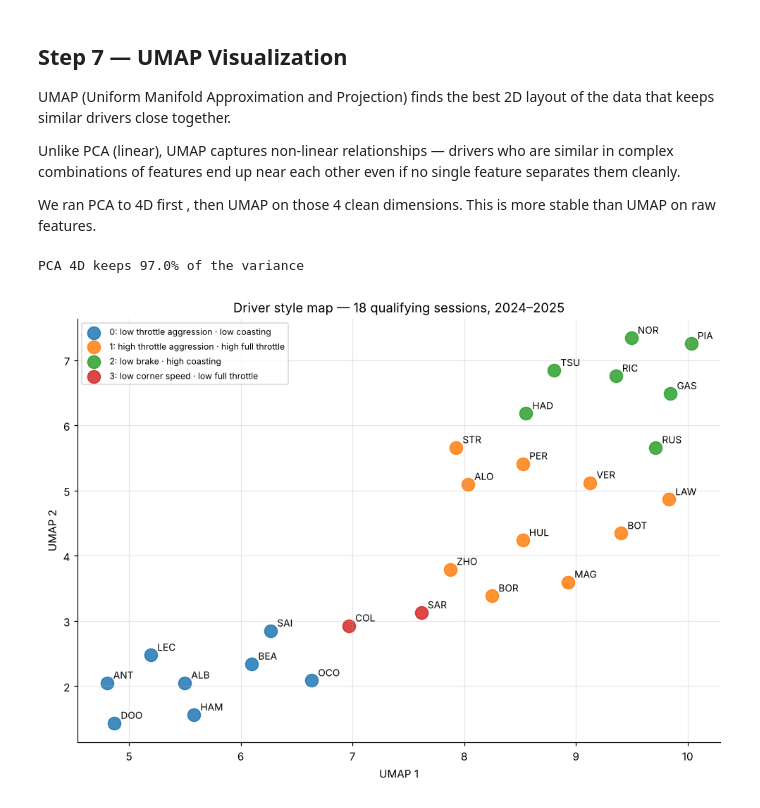
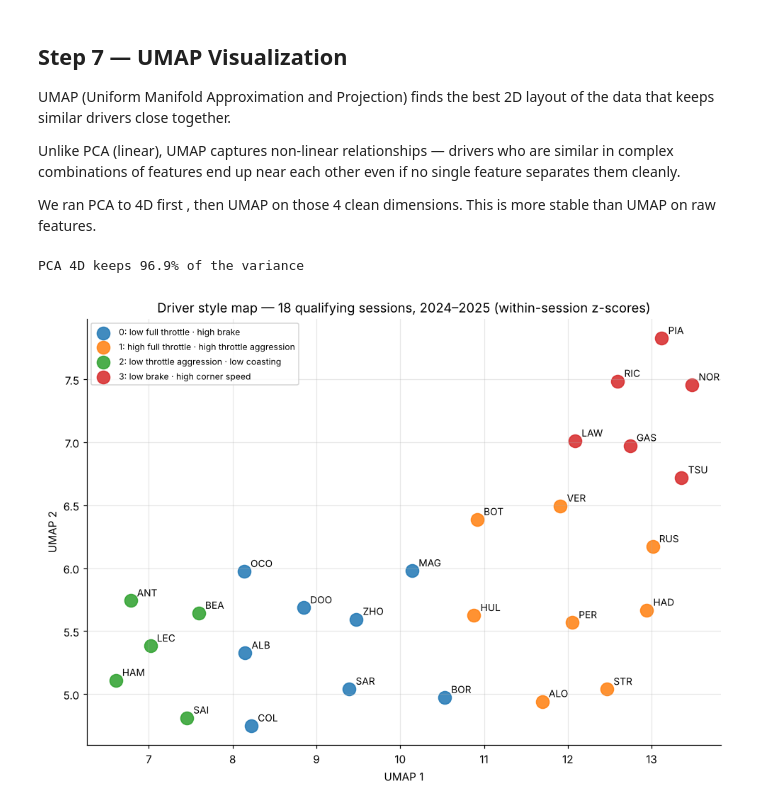
Before and after one commit to pdf1802/f1-data-science, a Jupyter notebook: notebooks/driver_style_fingerprinting.ipynb, the cells around one changed output. Drawn from its saved outputs; the diff is of its cells as text; code cells hidden in the pictures.

```diff
--- a/notebooks/driver_style_fingerprinting.ipynb
+++ b/notebooks/driver_style_fingerprinting.ipynb
@@ -336,13 +344,19 @@ sensor, not the driver** — and nothing crashes, the numbers just quietly move
 # %%
 FEATURE_COLS = ["brake_application_pct", "full_throttle_pct", "coasting_pct", "throttle_smoothness",
                 "min_speed_ratio", "drs_usage_pct"]
-df_drivers = df_all.groupby("Driver").agg(
+session = df_all.groupby(["Season", "Circuit"])
+between = {c: session[c].transform("mean").var() / df_all[c].var() for c in FEATURE_COLS}
+print("Share of each feature's variance that is BETWEEN sessions (circuit, conditions):")
+print("  " + " · ".join(f"{c} {v:.0%}" for c, v in between.items()))
+df_z = df_all.copy()
+df_z[FEATURE_COLS] = session[FEATURE_COLS].transform(lambda x: (x - x.mean()) / x.std(ddof=0)).fillna(0.0)
+df_drivers = df_z.groupby("Driver").agg(
     **{c: (c, "mean") for c in FEATURE_COLS},
     Team=("Team", "last"),                    # most recent team for drivers who switched
     n_circuits=("Circuit", "nunique"),
 ).reset_index()
 # Drop drivers with fewer than 4 circuits — not enough to average meaningfully
 df_drivers = df_drivers[df_drivers.n_circuits >= 4].reset_index(drop=True)
-print(f"Drivers with enough data: {len(df_drivers)}")
-df_drivers.round(3)
+print(f"Drivers with enough data: {len(df_drivers)} (values: mean within-session z-score)")
+df_drivers.round(2)
 # %% [output]
@@ -514,23 +531,23 @@ clean dimensions. This is more stable than UMAP on raw features.
 # %%
 pca_4d = PCA(n_components=4, random_state=42)
 X_pca4 = pca_4d.fit_transform(X_clean)
 print(f"PCA 4D keeps {pca_4d.explained_variance_ratio_.sum():.1%} of the variance")
 X_umap = umap.UMAP(n_components=2, random_state=42, n_neighbors=8, min_dist=0.3).fit_transform(X_pca4)
 df_drivers["UMAP1"], df_drivers["UMAP2"] = X_umap[:, 0], X_umap[:, 1]
 
 COLOURS = ["#1f77b4", "#ff7f0e", "#2ca02c", "#d62728"]
 fig, ax = plt.subplots(figsize=(9, 6.5))
 for c in sorted(df_drivers.Cluster.unique()):
     g = df_drivers[df_drivers.Cluster == c]
     ax.scatter(g.UMAP1, g.UMAP2, s=140, color=COLOURS[c], alpha=0.85, label=f"{c}: {CLUSTER_NAMES[c]}")
     for _, r in g.iterrows():
         ax.annotate(r.Driver, (r.UMAP1, r.UMAP2), xytext=(6, 4), textcoords="offset points", fontsize=9)
 ax.set_xlabel("UMAP 1"); ax.set_ylabel("UMAP 2")
-ax.set_title(f"Driver style map — {len(all_features)} qualifying sessions, 2024–2025")
+ax.set_title(f"Driver style map — {len(all_features)} qualifying sessions, 2024–2025 (within-session z-scores)")
 ax.legend(fontsize=8, loc="best"); plt.tight_layout(); plt.show()
 # %% [output]
-PCA 4D keeps 97.0% of the variance
+PCA 4D keeps 96.9% of the variance
-[figure, old version]
+[figure, new version]
 # %% [markdown]
 ## Reading the UMAP Plot
 
```
Also changed, not shown: parts of 11 cells of this notebook, 15 other files.
